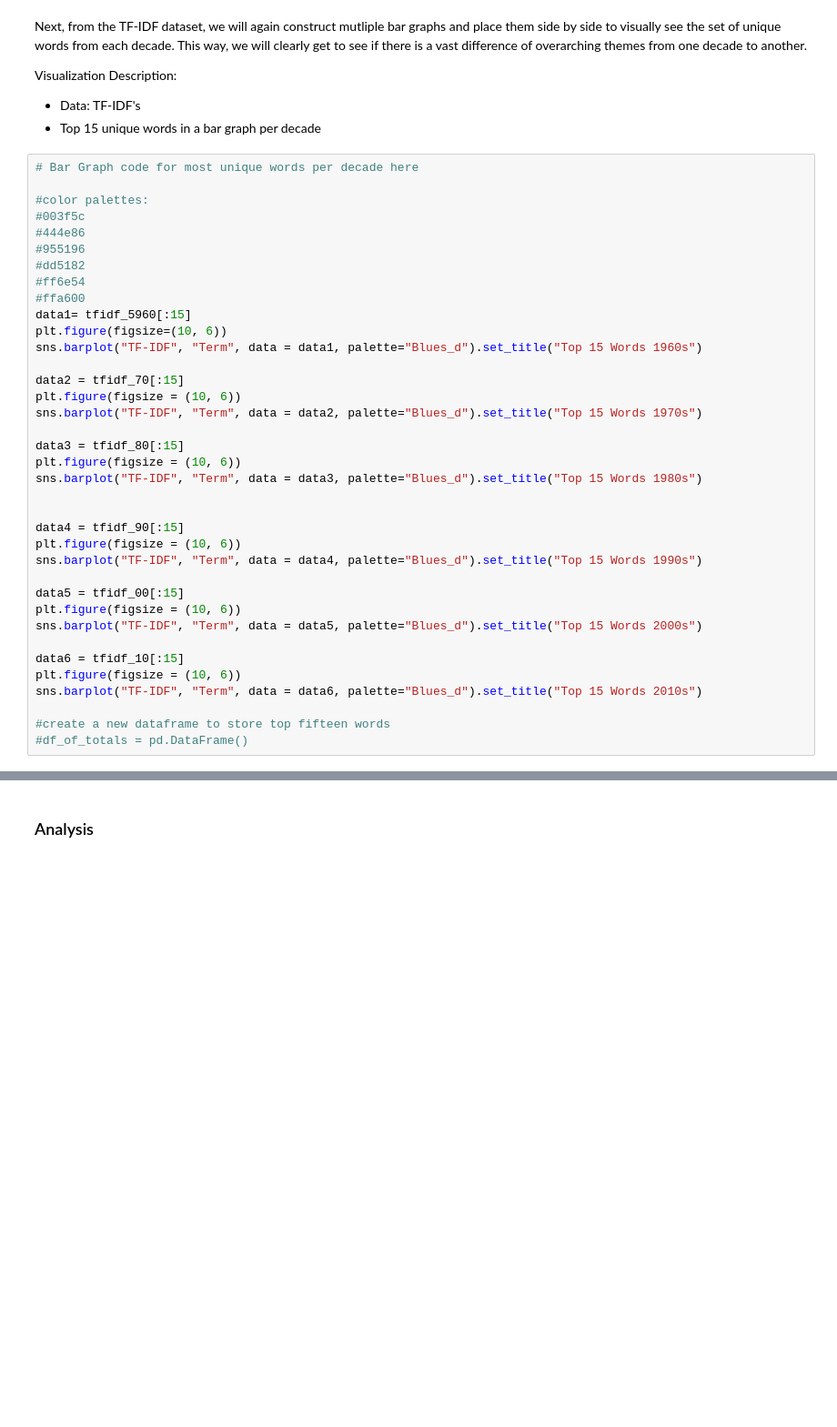
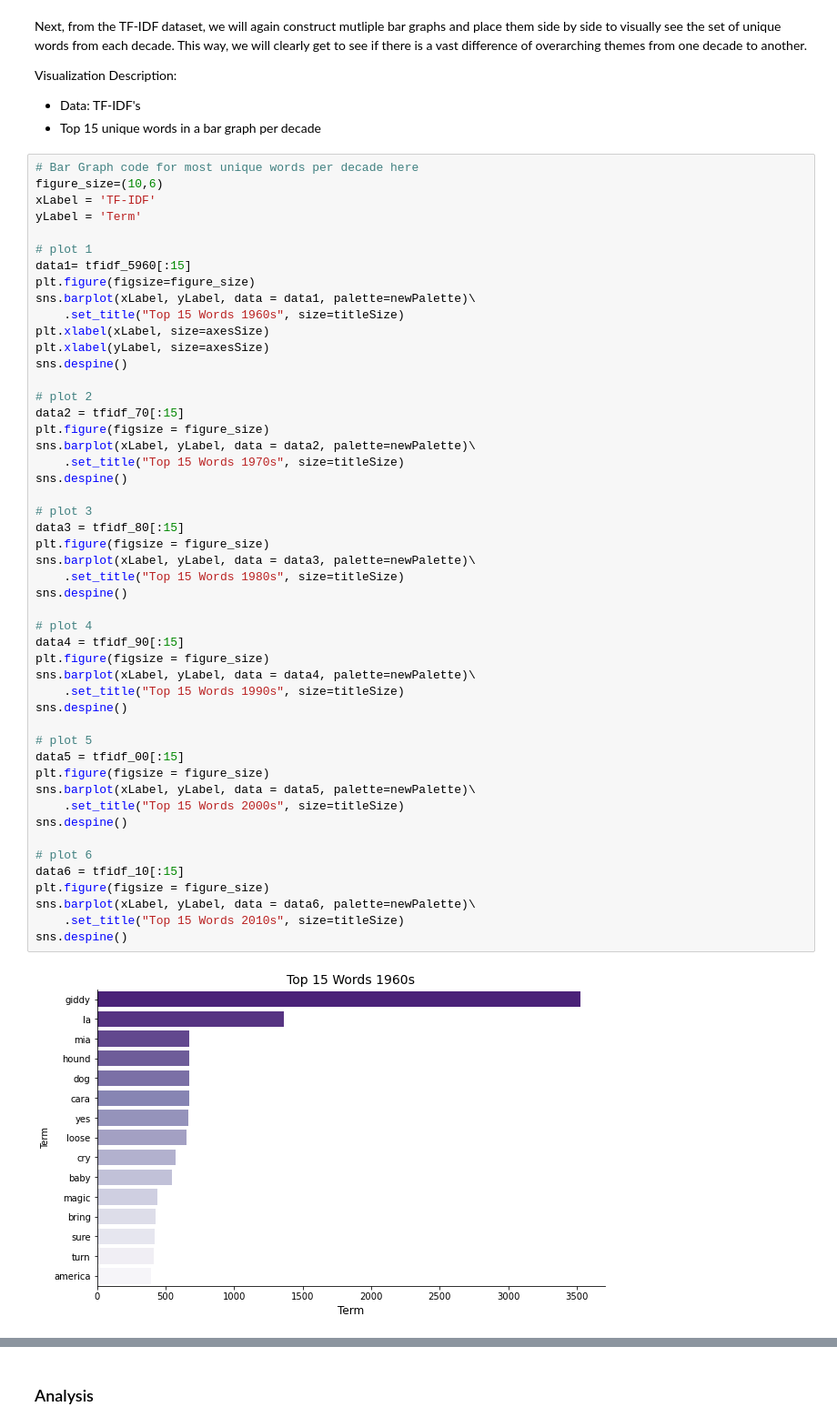
Before and after one commit to drewli815/Evolution-of-Rap, a Jupyter notebook: notebooks/FinalProposal.ipynb, the cells around one changed output, grey strips where cells are left out. Shown at 91% size. Saved outputs shown, nothing was run; the diff lists cells and outputs as text; blank space fills up the shorter version.

```diff
--- a/notebooks/FinalProposal.ipynb
+++ b/notebooks/FinalProposal.ipynb
@@ -792,38 +995,52 @@ Visualization Description:
 - Top 15 unique words in a bar graph per decade
 # %%
 # Bar Graph code for most unique words per decade here
+figure_size=(10,6)
+xLabel = 'TF-IDF'
+yLabel = 'Term'
 
-#color palettes:
-#003f5c
-#444e86
-#955196
-#dd5182
-#ff6e54
-#ffa600
+# plot 1
 data1= tfidf_5960[:15]
-plt.figure(figsize=(10, 6))
-sns.barplot("TF-IDF", "Term", data = data1, palette="Blues_d").set_title("Top 15 Words 1960s")
+plt.figure(figsize=figure_size)
+sns.barplot(xLabel, yLabel, data = data1, palette=newPalette)\
+    .set_title("Top 15 Words 1960s", size=titleSize)
+plt.xlabel(xLabel, size=axesSize)
+plt.xlabel(yLabel, size=axesSize)
+sns.despine()
 
+# plot 2
 data2 = tfidf_70[:15]
-plt.figure(figsize = (10, 6))
-sns.barplot("TF-IDF", "Term", data = data2, palette="Blues_d").set_title("Top 15 Words 1970s")
+plt.figure(figsize = figure_size)
+sns.barplot(xLabel, yLabel, data = data2, palette=newPalette)\
+    .set_title("Top 15 Words 1970s", size=titleSize)
+sns.despine()
 
+# plot 3
 data3 = tfidf_80[:15]
-plt.figure(figsize = (10, 6))
-sns.barplot("TF-IDF", "Term", data = data3, palette="Blues_d").set_title("Top 15 Words 1980s")
+plt.figure(figsize = figure_size)
+sns.barplot(xLabel, yLabel, data = data3, palette=newPalette)\
+    .set_title("Top 15 Words 1980s", size=titleSize)
+sns.despine()
 
+# plot 4
+data4 = tfidf_90[:15]
+plt.figure(figsize = figure_size)
+sns.barplot(xLabel, yLabel, data = data4, palette=newPalette)\
+    .set_title("Top 15 Words 1990s", size=titleSize)
+sns.despine()
 
-data4 = tfidf_90[:15]
-plt.figure(figsize = (10, 6))
-sns.barplot("TF-IDF", "Term", data = data4, palette="Blues_d").set_title("Top 15 Words 1990s")
+# plot 5
+data5 = tfidf_00[:15]
+plt.figure(figsize = figure_size)
+sns.barplot(xLabel, yLabel, data = data5, palette=newPalette)\
+    .set_title("Top 15 Words 2000s", size=titleSize)
+sns.despine()
 
-data5 = tfidf_00[:15]
-plt.figure(figsize = (10, 6))
-sns.barplot("TF-IDF", "Term", data = data5, palette="Blues_d").set_title("Top 15 Words 2000s")
-
+# plot 6
 data6 = tfidf_10[:15]
-plt.figure(figsize = (10, 6))
-sns.barplot("TF-IDF", "Term", data = data6, palette="Blues_d").set_title("Top 15 Words 2010s")
-
-#create a new dataframe to store top fifteen words
-#df_of_totals = pd.DataFrame()
+plt.figure(figsize = figure_size)
+sns.barplot(xLabel, yLabel, data = data6, palette=newPalette)\
+    .set_title("Top 15 Words 2010s", size=titleSize)
+sns.despine()
+# %% [output]
+[figure, added]
```
Also changed, not shown: parts of 44 cells of this notebook.
